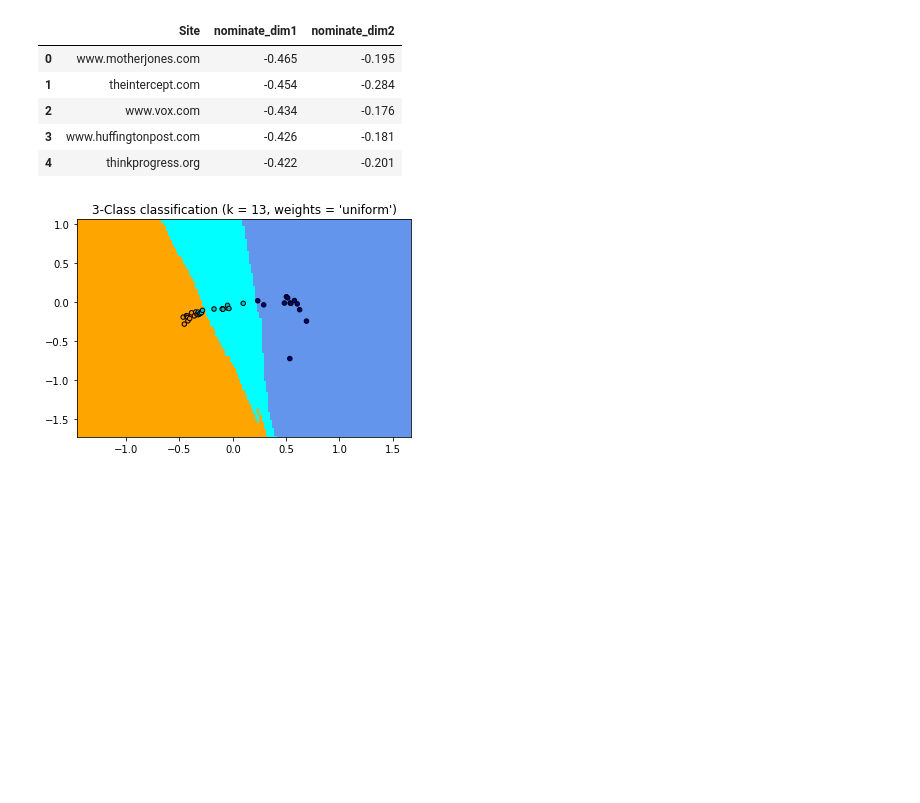
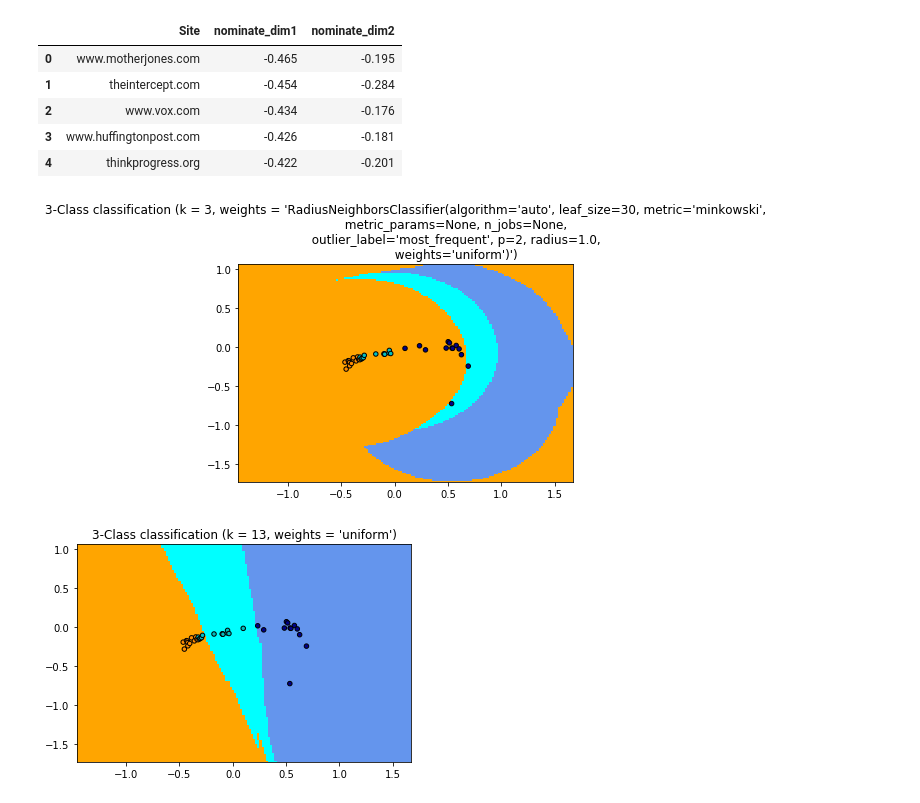
Before and after one commit to michaelpkuhn/mediabias, a Jupyter notebook: app/plotter.ipynb, the cells around one changed output. Saved outputs shown, nothing was run; the diff lists cells and outputs as text; code cells hidden in the pictures; blank space fills up the shorter version.

Commit message:
k nearest neighbor test

```diff
--- a/app/plotter.ipynb
+++ b/app/plotter.ipynb
@@ -107,6 +109,55 @@ df4.head()
 | 2 | www.vox.com | -0.434 | -0.176 |
 | 3 | www.huffingtonpost.com | -0.426 | -0.181 |
 | 4 | thinkprogress.org | -0.422 | -0.201 |
+# %%
+#radius neighbor
+
+import numpy as np
+import matplotlib.pyplot as plt
+from matplotlib.colors import ListedColormap
+from sklearn.neighbors import RadiusNeighborsClassifier
+
+cmap_light = ListedColormap(['orange', 'cyan', 'cornflowerblue'])
+cmap_bold = ListedColormap(['darkorange', 'c', 'darkblue'])
+
+dim1 = list(df4['nominate_dim1'])
+dim2 = list(df4['nominate_dim2'])
+
+target = [0]*12 + [1] *13 + [2] * 12
+target =[i for i in range(37)]
+
+X = np.array([[x, dim2[i]] for i, x in enumerate(dim1)])
+y=target
+
+h= .02
+
+neigh = RadiusNeighborsClassifier(radius=1.0, outlier_label='most_frequent')
+neigh.fit(X,y)
+
+# Plot the decision boundary. For that, we will assign a color to each
+# point in the mesh [x_min, x_max]x[y_min, y_max].
+x_min, x_max = X[:, 0].min() - 1, X[:, 0].max() + 1
+y_min, y_max = X[:, 1].min() - 1, X[:, 1].max() + 1
+xx, yy = np.meshgrid(np.arange(x_min, x_max, h),
+                     np.arange(y_min, y_max, h))
+Z = neigh.predict(np.c_[xx.ravel(), yy.ravel()])
+
+# Put the result into a color plot
+Z = Z.reshape(xx.shape)
+plt.figure()
+plt.pcolormesh(xx, yy, Z, cmap=cmap_light)
+
+# Plot also the training points
+plt.scatter(X[:, 0], X[:, 1], c=y, cmap=cmap_bold,
+            edgecolor='k', s=20)
+plt.xlim(xx.min(), xx.max())
+plt.ylim(yy.min(), yy.max())
+plt.title("3-Class classification (k = %i, weights = '%s')"
+          % (3, neigh))
+
+plt.show()
+# %% [output]
+[figure, added]
 # %%
 import numpy as np
 import matplotlib.pyplot as plt
```
Also changed, not shown: parts of 7 cells of this notebook.
